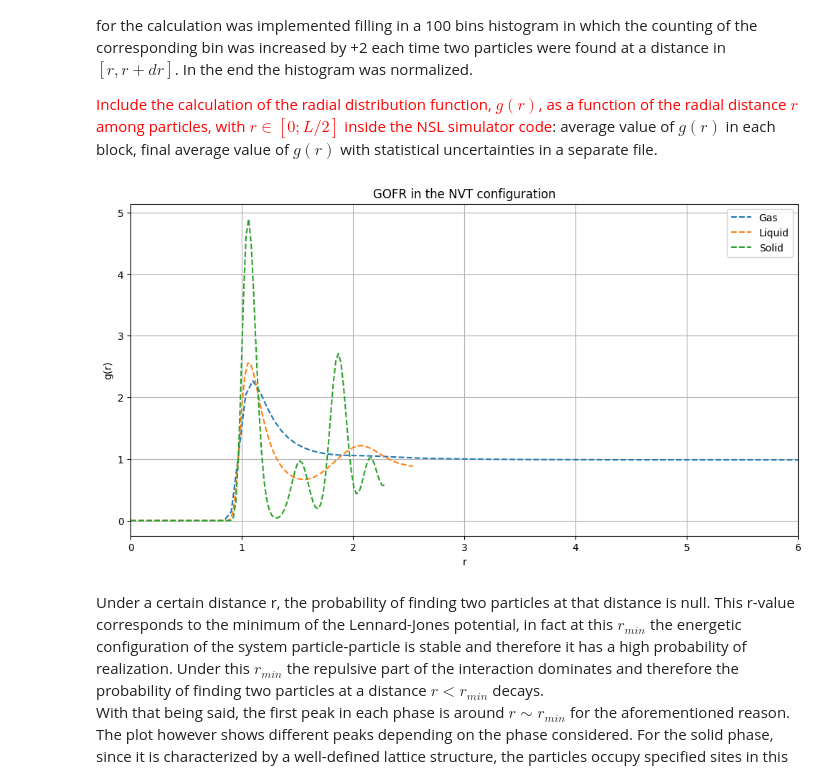
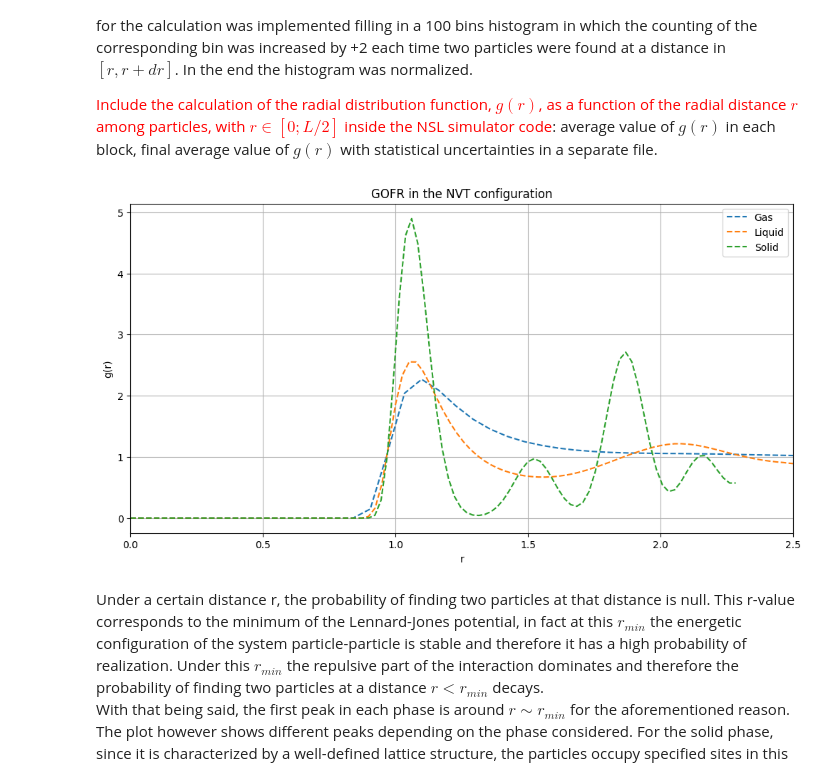
Before and after one commit to francescogrienti/NumericalSimulationLaboratory, a Jupyter notebook: LSN_lecture_07/notebook_7.ipynb, the cells around one changed output. Cells and saved outputs as stored; diff of their text form; code cells hidden in the pictures.

```diff
--- a/LSN_lecture_07/notebook_7.ipynb
+++ b/LSN_lecture_07/notebook_7.ipynb
@@ -169,18 +169,18 @@ liquid_gofr_NVT = np.loadtxt("/home/francesco/NumericalSimulationLaboratory/LSN_
 gas_gofr_NVT = np.loadtxt("/home/francesco/NumericalSimulationLaboratory/LSN_lecture_07/exercise_7_04/NSL_SIMULATOR/OUTPUT/OUTPUT_GAS/gofr_ave_NVT.dat")
 # %%
 plt.figure(figsize=(12,6))
-plt.xlim(0., 6)
+plt.xlim(0., 2.5)
 plt.plot(gas_gofr_NVT[:,0],gas_gofr_NVT[:,1], label="Gas", linestyle='--')
 plt.plot(liquid_gofr_NVT[:,0],liquid_gofr_NVT[:,1], label="Liquid", linestyle='--')
 plt.plot(solid_gofr_NVT[:,0],solid_gofr_NVT[:,1], label="Solid", linestyle='--')
 plt.title("GOFR in the NVT configuration")
 plt.ylabel("g(r)")
 plt.xlabel("r")
 plt.legend()
 plt.grid(True)
 plt.show()
 # %% [output]
-[figure, old version]
+[figure, new version]
 # %% [markdown]
 Under a certain distance r, the probability of finding two particles at that distance is null. This r-value corresponds to the minimum of the Lennard-Jones potential, in fact at this $r_{min}$ the energetic configuration of the system particle-particle is stable and therefore it has a high probability of realization. Under this $r_{min}$ the repulsive part of the interaction dominates and therefore the probability of finding two particles at a distance $r < r_{min}$ decays.
 With that being said, the first peak in each phase is around $r \sim r_{min}$ for the aforementioned reason. The plot however shows different peaks depending on the phase considered. For the solid phase, since it is characterized by a well-defined lattice structure, the particles occupy specified sites in this lattice and therefore the different peaks reflect this precise structure. For what concerns the liquid phase, also here the system has a certain "order" but the particles have more freedom of motion with respect to the solid phase and therefore the peaks are weaker and damped. In the last scenario, the particles are free to move as the interactios among them are almost negligible and thus in the gaseous phase, after a first strongly damped peak, the radial distribution function $g(r)$ is flat reflecting the fact that there is an almost uniform probability of finding two particles at a generic distance r.
```
Also changed, not shown: parts of 6 cells of this notebook, 15 other files.
